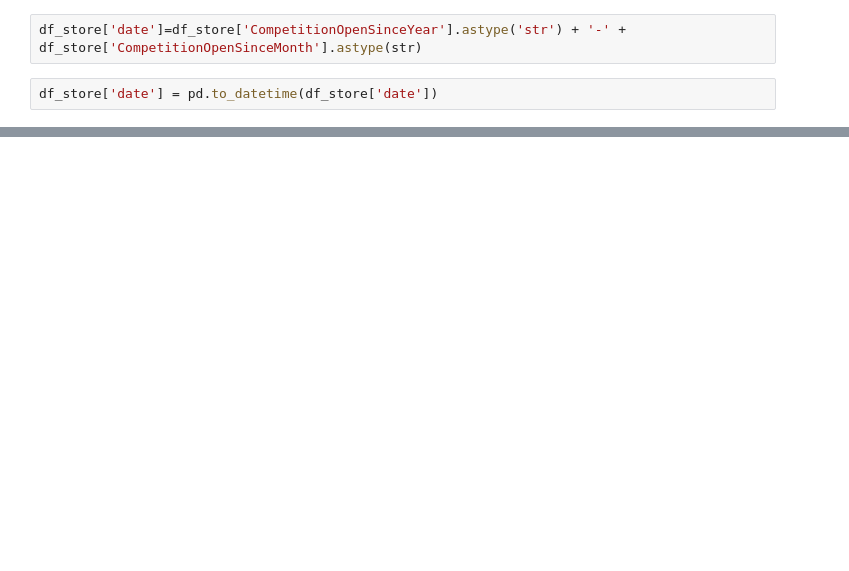
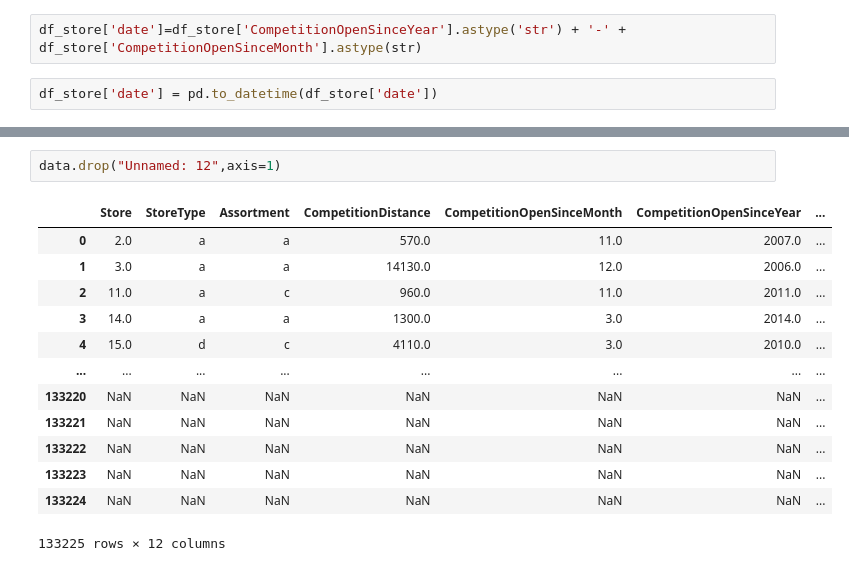
Before and after one commit to Endework/Forcast, a Jupyter notebook: notebooks/new.ipynb, the cells around one changed output, grey strips where cells are left out. Saved outputs shown, nothing was run; the diff lists cells and outputs as text; blank space fills up the shorter version.

```diff
--- a/notebooks/new.ipynb
+++ b/notebooks/new.ipynb
@@ -104 +100,17 @@ for year in df_store['Promo2SinceYear']:
+# %%
+data.drop("Unnamed: 12",axis=1)
+# %% [output]
+|  | Store | StoreType | Assortment | CompetitionDistance | CompetitionOpenSinceMonth | CompetitionOpenSinceYear | ... |
+| 0 | 2.0 | a | a | 570.0 | 11.0 | 2007.0 | ... |
+| 1 | 3.0 | a | a | 14130.0 | 12.0 | 2006.0 | ... |
+| 2 | 11.0 | a | c | 960.0 | 11.0 | 2011.0 | ... |
+| 3 | 14.0 | a | a | 1300.0 | 3.0 | 2014.0 | ... |
+| 4 | 15.0 | d | c | 4110.0 | 3.0 | 2010.0 | ... |
+| ... | ... | ... | ... | ... | ... | ... | ... |
+| 133220 | NaN | NaN | NaN | NaN | NaN | NaN | ... |
+| 133221 | NaN | NaN | NaN | NaN | NaN | NaN | ... |
+| 133222 | NaN | NaN | NaN | NaN | NaN | NaN | ... |
+| 133223 | NaN | NaN | NaN | NaN | NaN | NaN | ... |
+| 133224 | NaN | NaN | NaN | NaN | NaN | NaN | ... |
+133225 rows × 12 columns
 # %%
```
Also changed, not shown: parts of 38 cells of this notebook.
